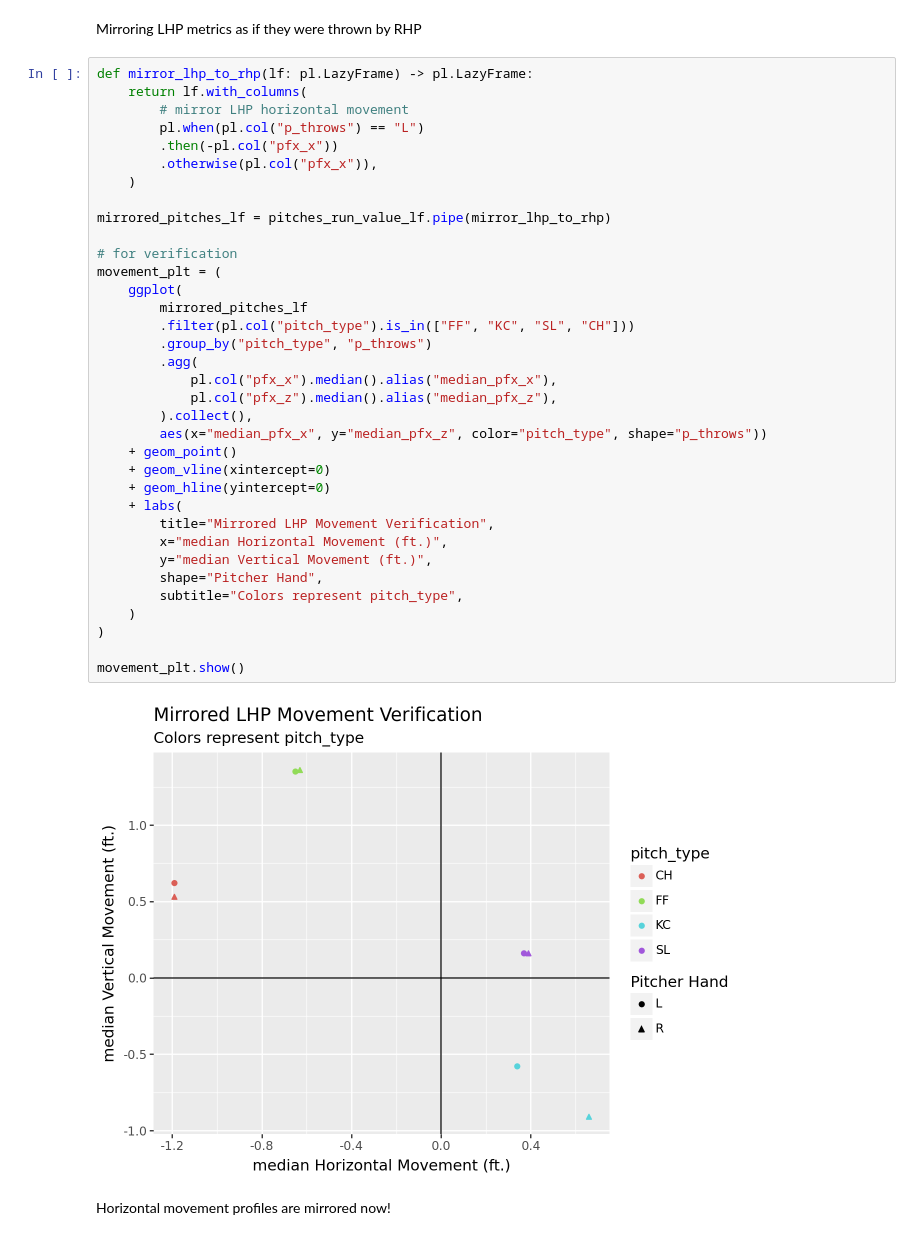
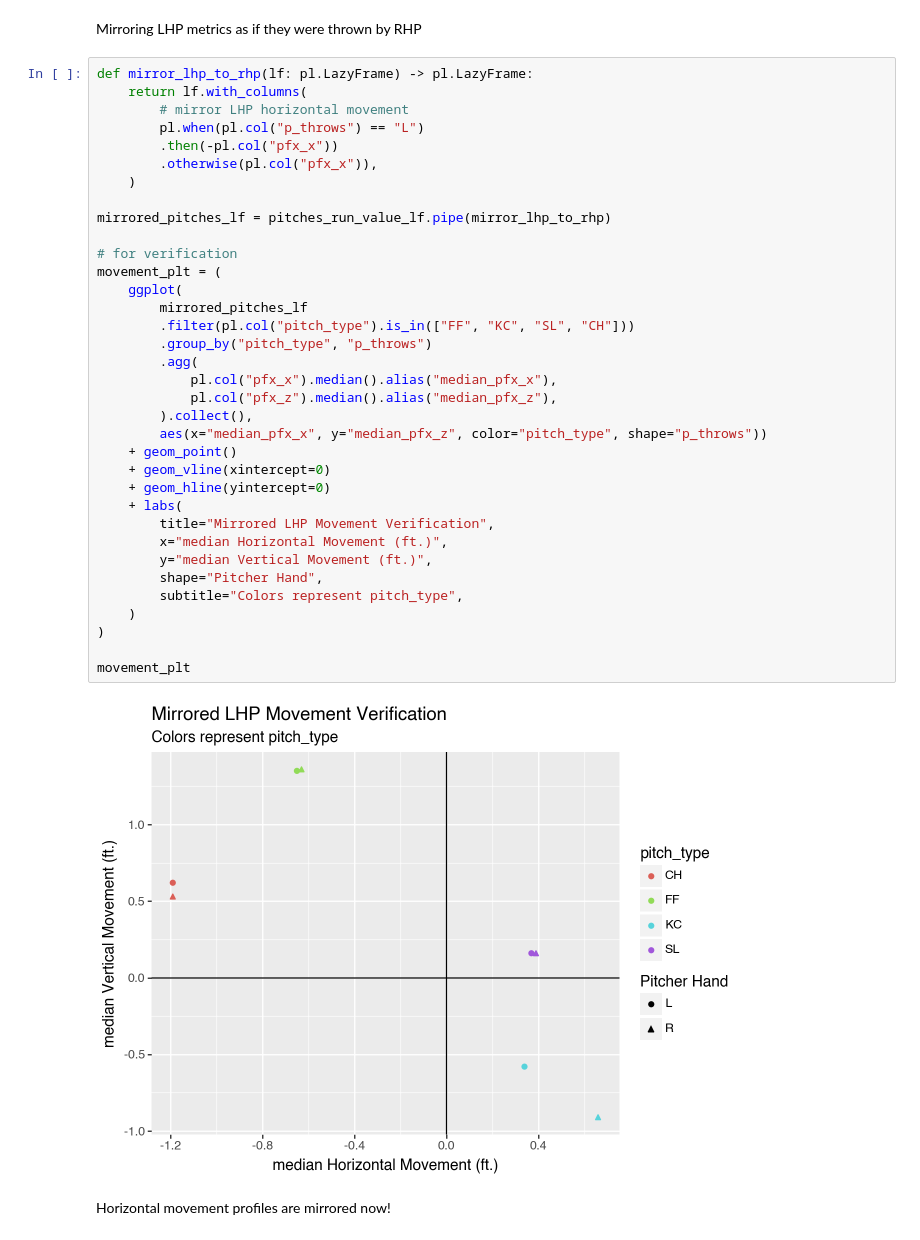
Before and after one commit to Jensen-holm/Sequence-Plus, a Jupyter notebook: notebooks/tunnel+.ipynb, the cells around one changed output. Saved outputs shown, nothing was run; the diff lists cells and outputs as text.

```diff
--- a/notebooks/tunnel+.ipynb
+++ b/notebooks/tunnel+.ipynb
@@ -159,35 +165,35 @@ def mirror_lhp_to_rhp(lf: pl.LazyFrame) -> pl.LazyFrame:
         .then(-pl.col("pfx_x"))
         .otherwise(pl.col("pfx_x")),
     )
 
 mirrored_pitches_lf = pitches_run_value_lf.pipe(mirror_lhp_to_rhp)
 
 # for verification
 movement_plt = (
     ggplot(
         mirrored_pitches_lf
         .filter(pl.col("pitch_type").is_in(["FF", "KC", "SL", "CH"]))
         .group_by("pitch_type", "p_throws")
         .agg(
             pl.col("pfx_x").median().alias("median_pfx_x"),
             pl.col("pfx_z").median().alias("median_pfx_z"),
         ).collect(),
         aes(x="median_pfx_x", y="median_pfx_z", color="pitch_type", shape="p_throws"))
     + geom_point()
     + geom_vline(xintercept=0)
     + geom_hline(yintercept=0)
     + labs(
         title="Mirrored LHP Movement Verification",
         x="median Horizontal Movement (ft.)",
         y="median Vertical Movement (ft.)",
         shape="Pitcher Hand",
         subtitle="Colors represent pitch_type",
     )
 )
 
-movement_plt.show()
+movement_plt
 # %% [output]
-[figure, old version]
+[figure, new version]
 # %% [markdown]
 Horizontal movement profiles are mirrored now!
 # %% [markdown]
```
Also changed, not shown: parts of 7 cells of this notebook, 1 other file.
